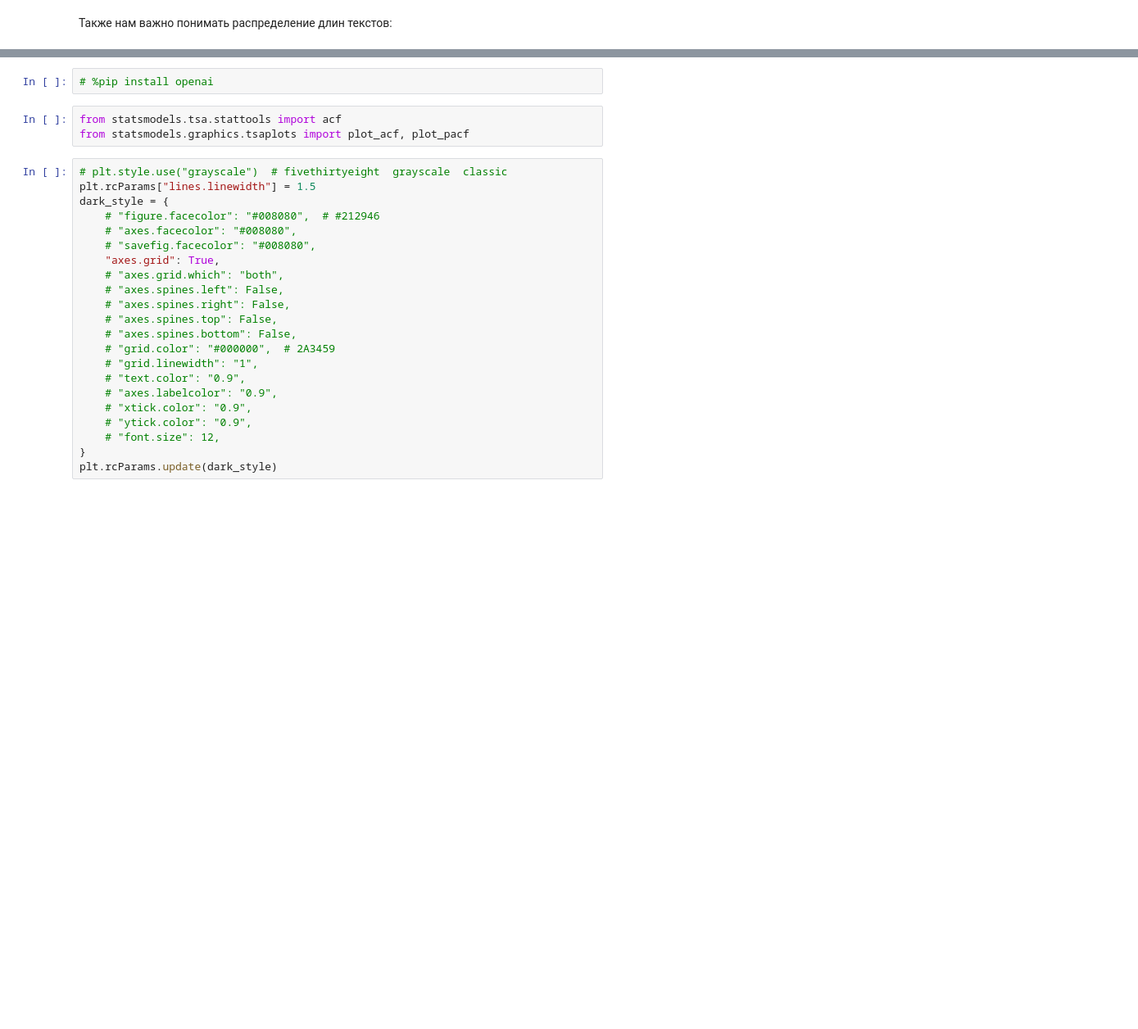
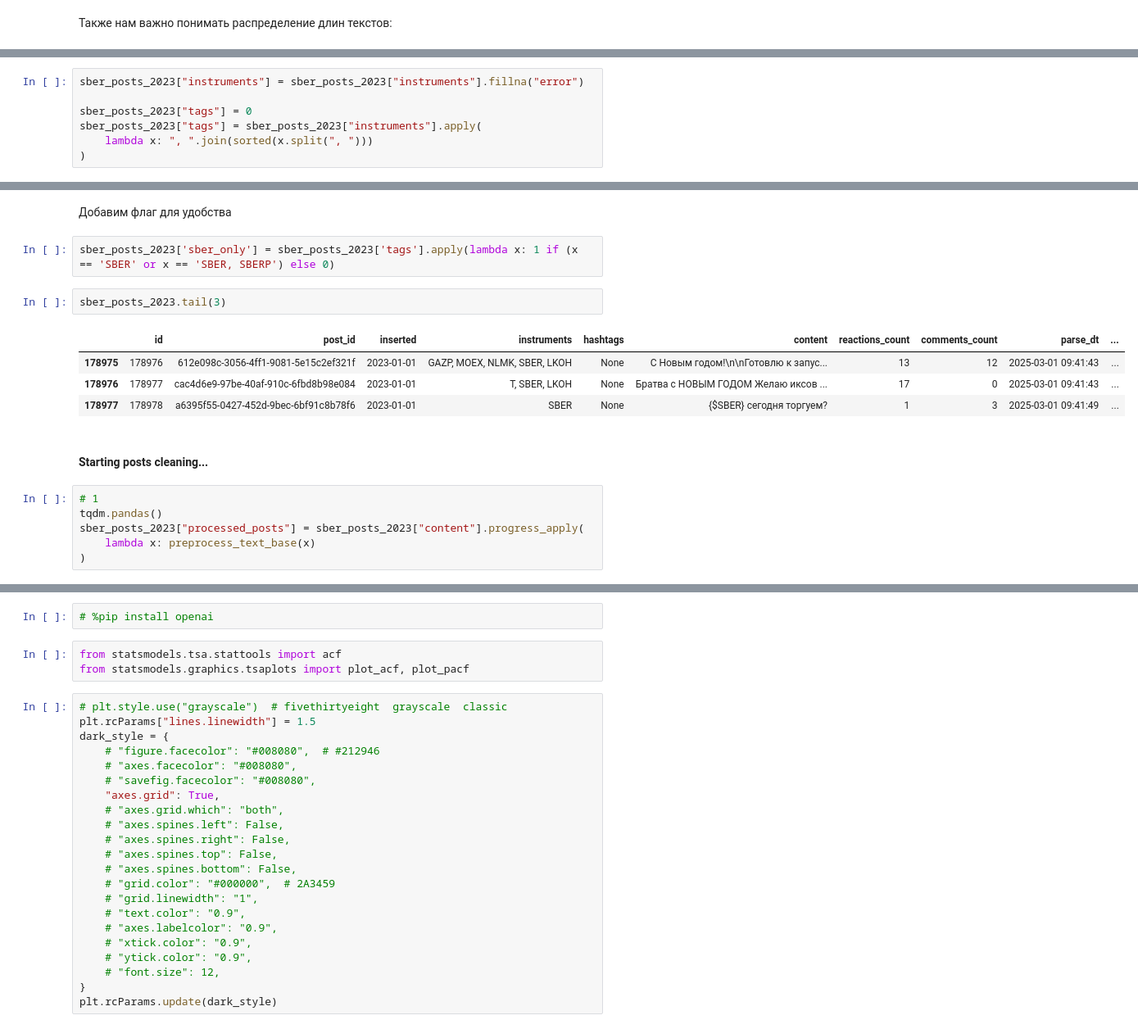
Before and after one commit to ez3nx/Bachelor-s-Thesis-HSE-25, a Jupyter notebook: tpulse_parsing/notebooks/pulse_parser_sber.ipynb, the cells around one changed output, grey strips where cells are left out. Shown at 82% size. Cells and saved outputs as stored; diff of their text form; blank space fills up the shorter version.

```diff
--- a/tpulse_parsing/notebooks/pulse_parser_sber.ipynb
+++ b/tpulse_parsing/notebooks/pulse_parser_sber.ipynb
@@ -194,0 +115,7 @@ fig.show()
+# %%
+sber_posts_2023["instruments"] = sber_posts_2023["instruments"].fillna("error")
+
+sber_posts_2023["tags"] = 0
+sber_posts_2023["tags"] = sber_posts_2023["instruments"].apply(
+    lambda x: ", ".join(sorted(x.split(", ")))
+)
@@ -194,0 +245,19 @@ fig.show()
+# %% [markdown]
+Добавим флаг для удобства
+# %%
+sber_posts_2023['sber_only'] = sber_posts_2023['tags'].apply(lambda x: 1 if (x == 'SBER' or x == 'SBER, SBERP') else 0)
+# %%
+sber_posts_2023.tail(3)
+# %% [output]
+|  | id | post_id | inserted | instruments | hashtags | content | reactions_count | comments_count | parse_dt | ... |
+| 178975 | 178976 | 612e098c-3056-4ff1-9081-5e15c2ef321f | 2023-01-01 | GAZP, MOEX, NLMK, SBER, LKOH | None | С Новым годом!\n\nГотовлю к запус... | 13 | 12 | 2025-03-01 09:41:43 | ... |
+| 178976 | 178977 | cac4d6e9-97be-40af-910c-6fbd8b98e084 | 2023-01-01 | T, SBER, LKOH | None | Братва с НОВЫМ ГОДОМ Желаю иксов ... | 17 | 0 | 2025-03-01 09:41:43 | ... |
+| 178977 | 178978 | a6395f55-0427-452d-9bec-6bf91c8b78f6 | 2023-01-01 | SBER | None | {$SBER} сегодня торгуем? | 1 | 3 | 2025-03-01 09:41:49 | ... |
+# %% [markdown]
+#### Starting posts cleaning...
+# %%
+# 1
+tqdm.pandas()
+sber_posts_2023["processed_posts"] = sber_posts_2023["content"].progress_apply(
+    lambda x: preprocess_text_base(x)
+)
```
Also changed, not shown: parts of 48 cells of this notebook, 2 other files.
